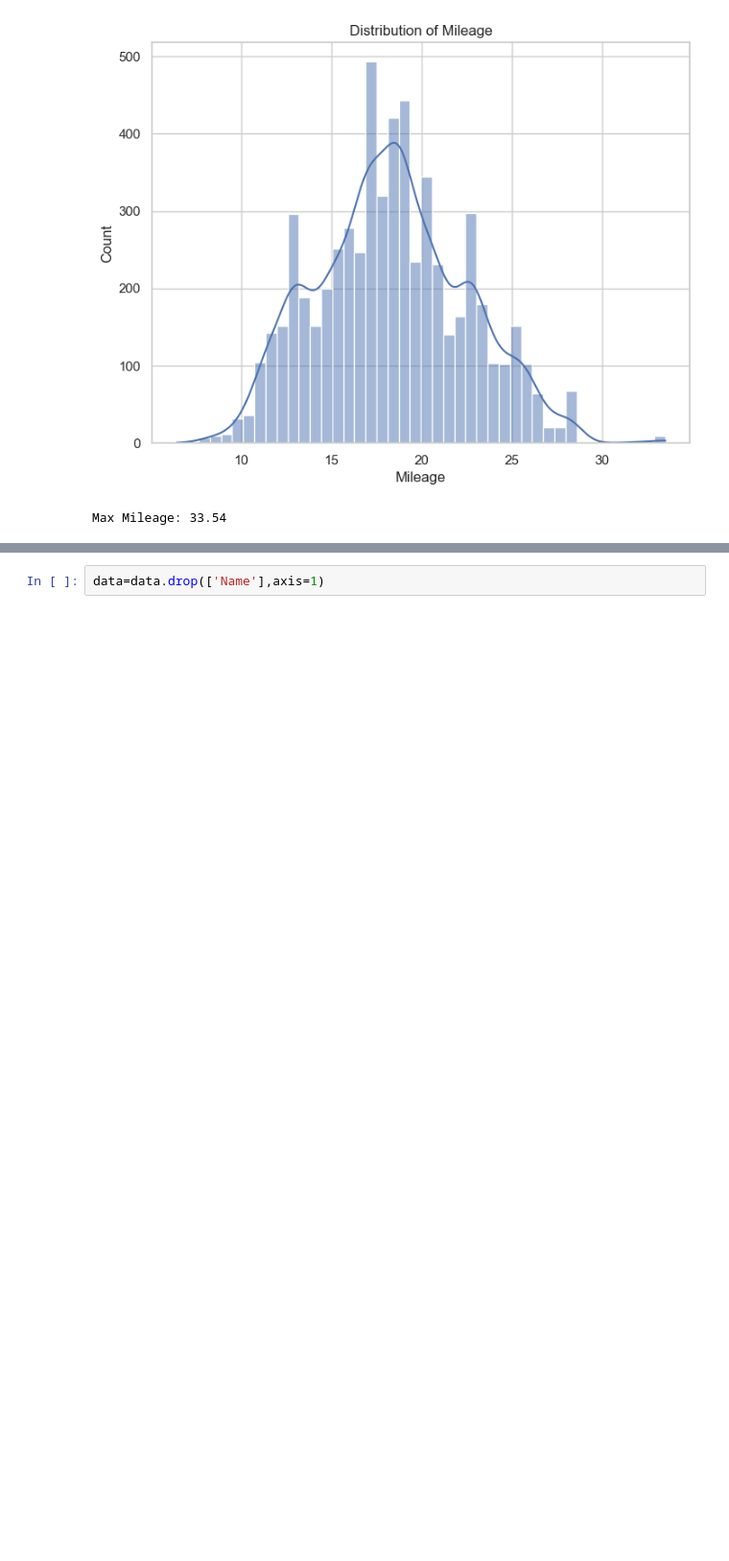
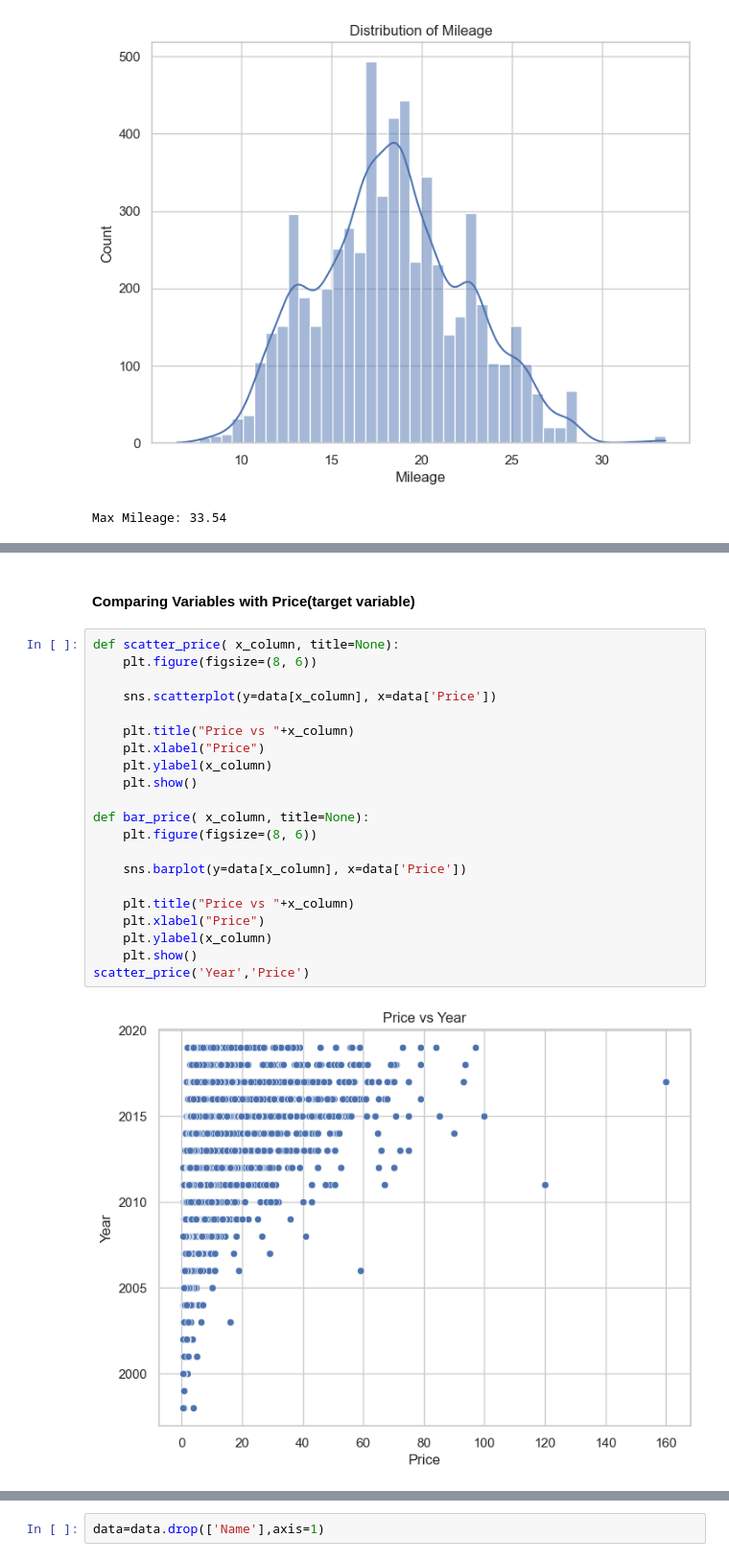
Before and after one commit to saharshthapa/Goacademy_hackathon, a Jupyter notebook: car_price_prediction.ipynb, the cells around one changed output, grey strips where cells are left out. Shown at 96% size. Drawn from its saved outputs; the diff is of its cells as text; blank space fills up the shorter version.

```diff
--- a/car_price_prediction.ipynb
+++ b/car_price_prediction.ipynb
@@ -209,0 +225,25 @@ Max Mileage: 33.54
+# %% [markdown]
+#### Comparing Variables with Price(target variable)
+# %%
+def scatter_price( x_column, title=None):
+    plt.figure(figsize=(8, 6))
+
+    sns.scatterplot(y=data[x_column], x=data['Price'])
+
+    plt.title("Price vs "+x_column)
+    plt.xlabel("Price")
+    plt.ylabel(x_column)
+    plt.show()
+
+def bar_price( x_column, title=None):
+    plt.figure(figsize=(8, 6))
+
+    sns.barplot(y=data[x_column], x=data['Price'])
+
+    plt.title("Price vs "+x_column)
+    plt.xlabel("Price")
+    plt.ylabel(x_column)
+    plt.show()
+scatter_price('Year','Price')
+# %% [output]
+[figure, added]
```
Also changed, not shown: parts of 25 cells of this notebook.
